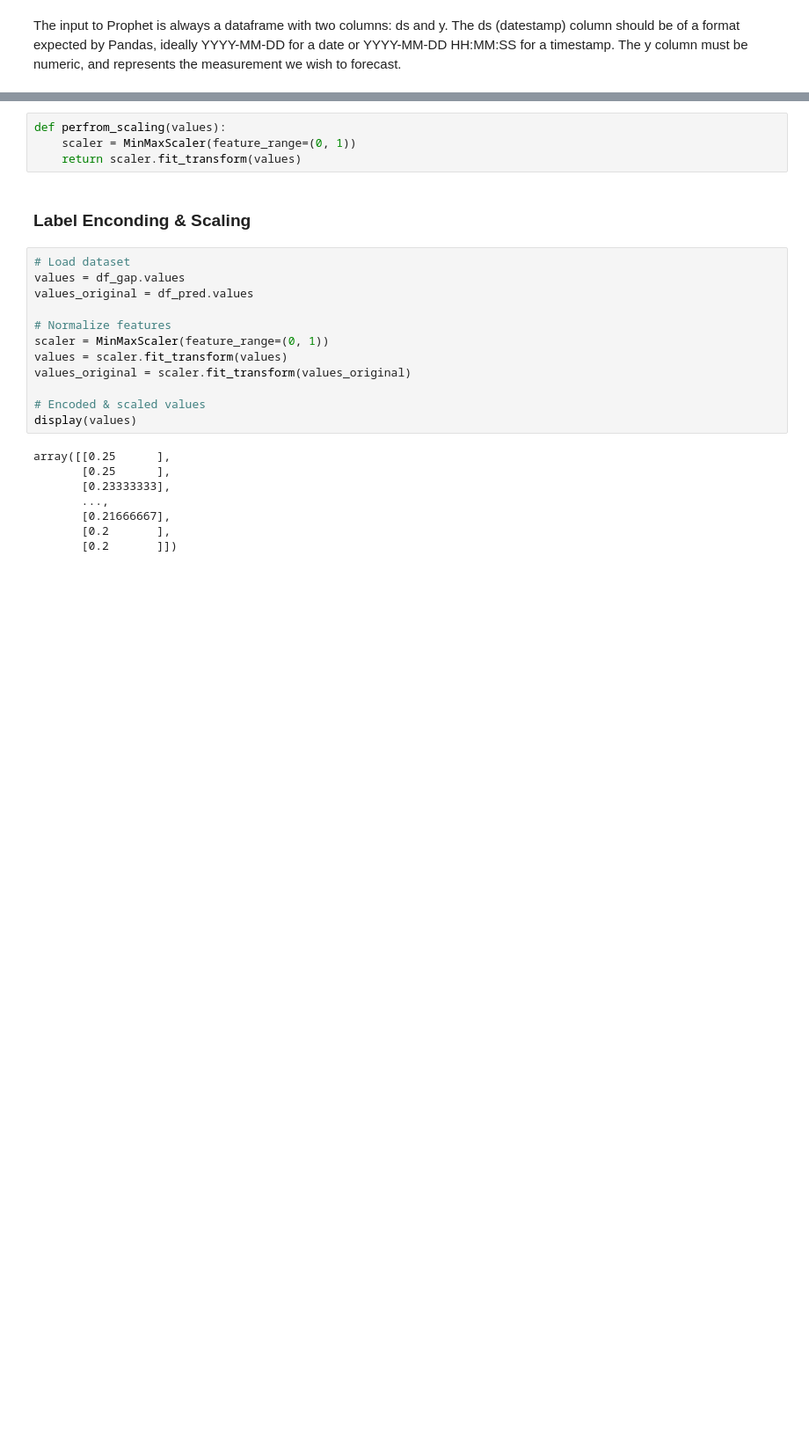
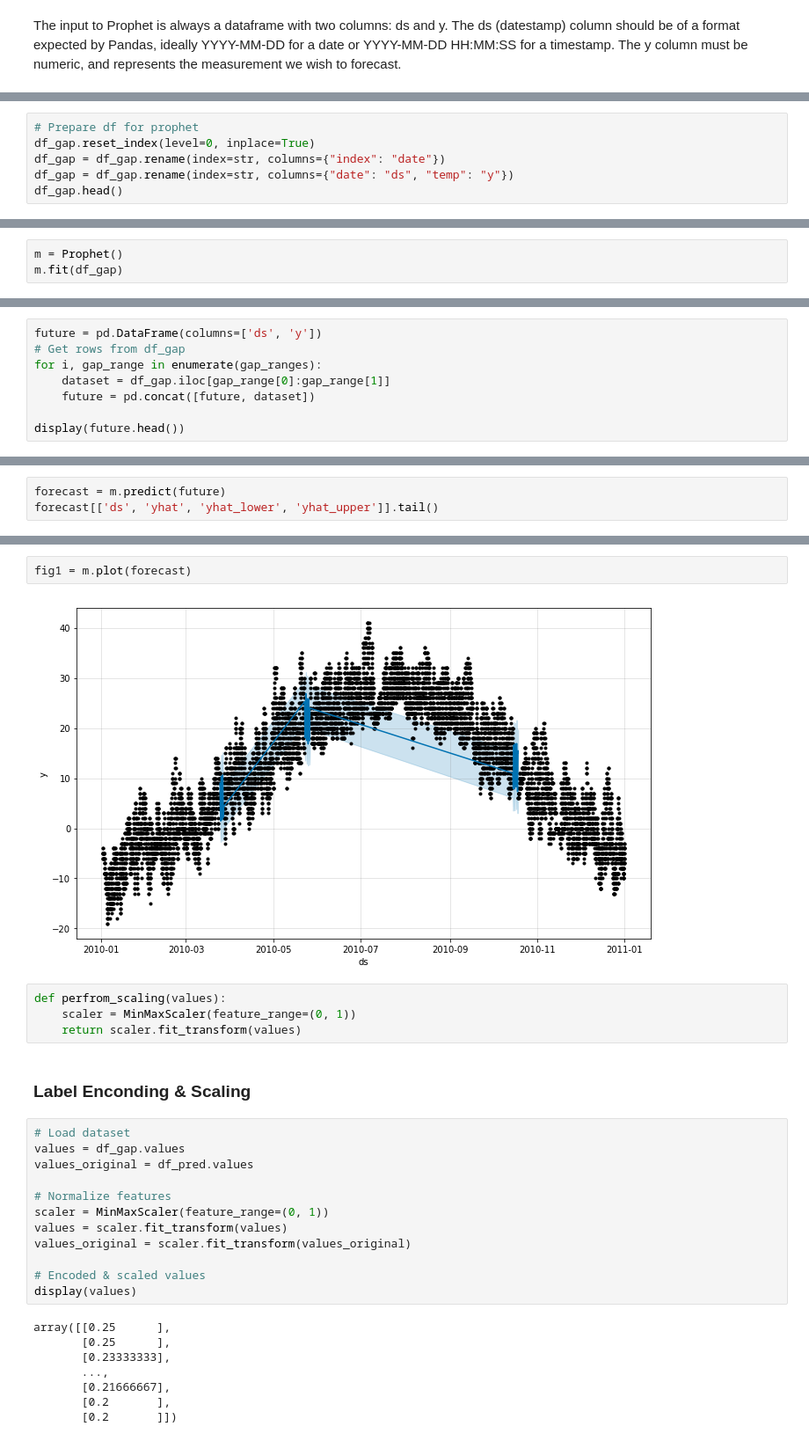
Before and after one commit to gentrexha/energy_efficient_ds, a Jupyter notebook: Assignment P3/notebooks/Assignment_P3_Pollution_Prophet.ipynb, the cells around one changed output, grey strips where cells are left out. Shown: that part at 88% size. Drawn from its saved outputs; the diff is of its cells as text; blank space fills up the shorter version.

Commit message:
Added prophet for first dataset.

```diff
--- a/Assignment P3/notebooks/Assignment_P3_Pollution_Prophet.ipynb
+++ b/Assignment P3/notebooks/Assignment_P3_Pollution_Prophet.ipynb
@@ -157,0 +154,6 @@ NameError: name 'df' is not defined
+# %%
+# Prepare df for prophet
+df_gap.reset_index(level=0, inplace=True)
+df_gap = df_gap.rename(index=str, columns={"index": "date"})
+df_gap = df_gap.rename(index=str, columns={"date": "ds", "temp": "y"})
+df_gap.head()
@@ -157,0 +167,3 @@ NameError: name 'df' is not defined
+# %%
+m = Prophet()
+m.fit(df_gap)
@@ -157,0 +173,8 @@ NameError: name 'df' is not defined
+# %%
+future = pd.DataFrame(columns=['ds', 'y'])
+# Get rows from df_gap
+for i, gap_range in enumerate(gap_ranges):
+    dataset = df_gap.iloc[gap_range[0]:gap_range[1]]
+    future = pd.concat([future, dataset])
+
+display(future.head())
@@ -157,0 +188,3 @@ NameError: name 'df' is not defined
+# %%
+forecast = m.predict(future)
+forecast[['ds', 'yhat', 'yhat_lower', 'yhat_upper']].tail()
@@ -158,3 +198,7 @@ NameError: name 'df' is not defined
+# %%
+fig1 = m.plot(forecast)
+# %% [output]
+[figure, added]
 # %%
 def perfrom_scaling(values):
     scaler = MinMaxScaler(feature_range=(0, 1))
```
Also changed, not shown: parts of 9 cells of this notebook.
